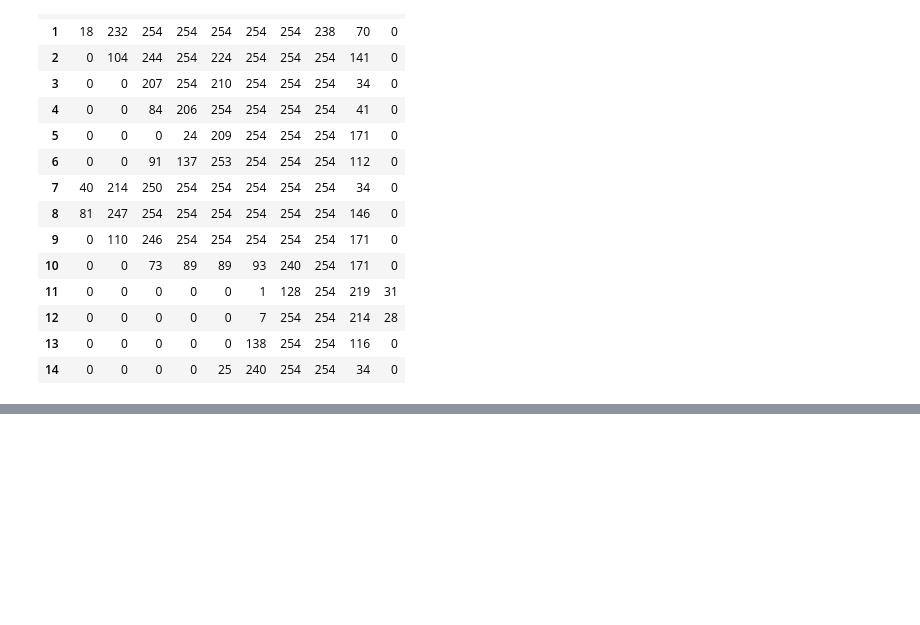
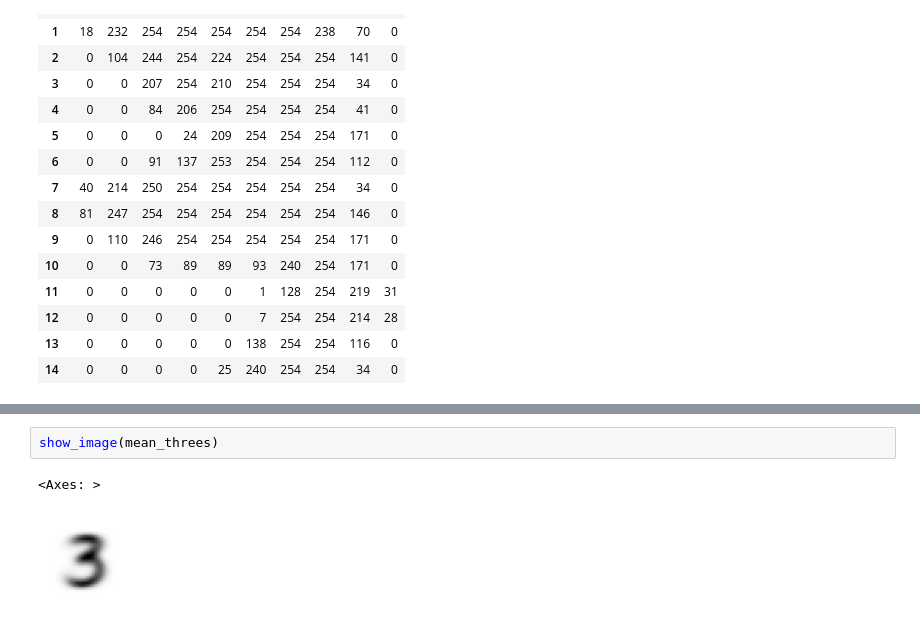
Before and after one commit to girishbv79/python_deep_learning, a Jupyter notebook: fast-ai-course/chapter3.ipynb, the cells around one changed output, grey strips where cells are left out. Cells and saved outputs as stored; diff of their text form; blank space fills up the shorter version.

```diff
--- a/fast-ai-course/chapter3.ipynb
+++ b/fast-ai-course/chapter3.ipynb
@@ -68,0 +124,5 @@ df.style.set_properties(**{'font-size':'6pt'}).background_gradient('Greys')
+# %%
+show_image(mean_threes)
+# %% [output]
+<Axes: >
+[figure, added]
```
Also changed, not shown: parts of 13 cells of this notebook.
